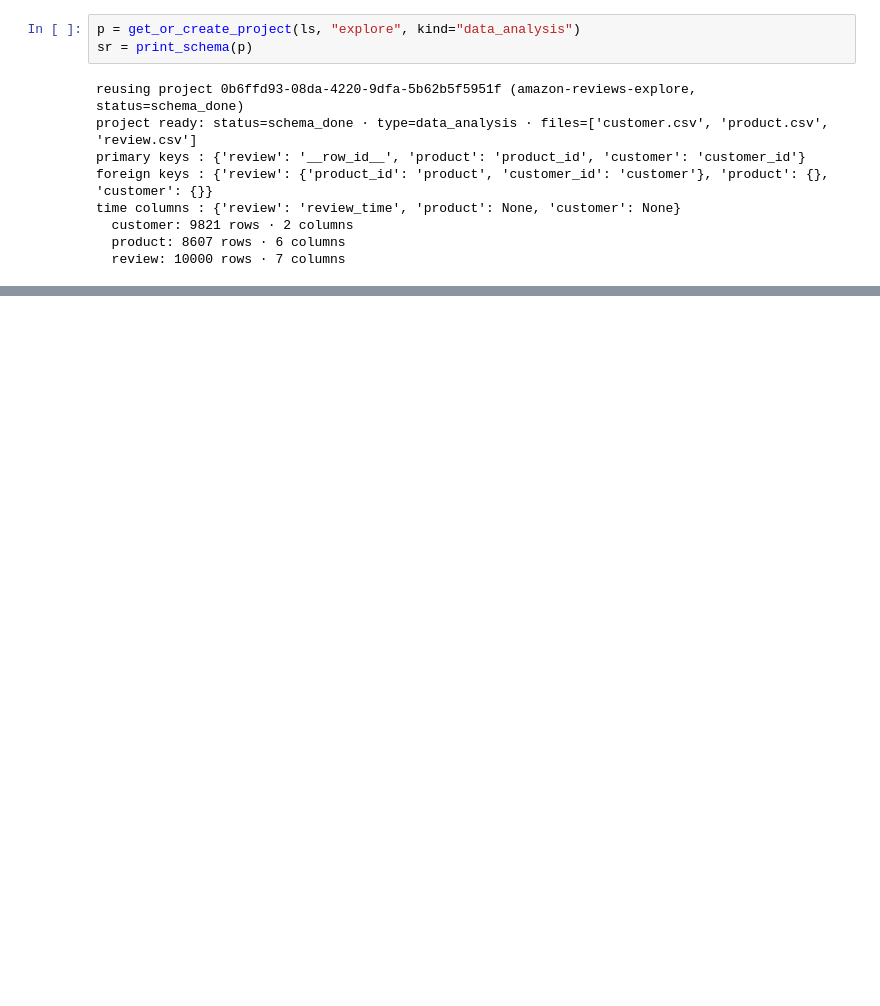
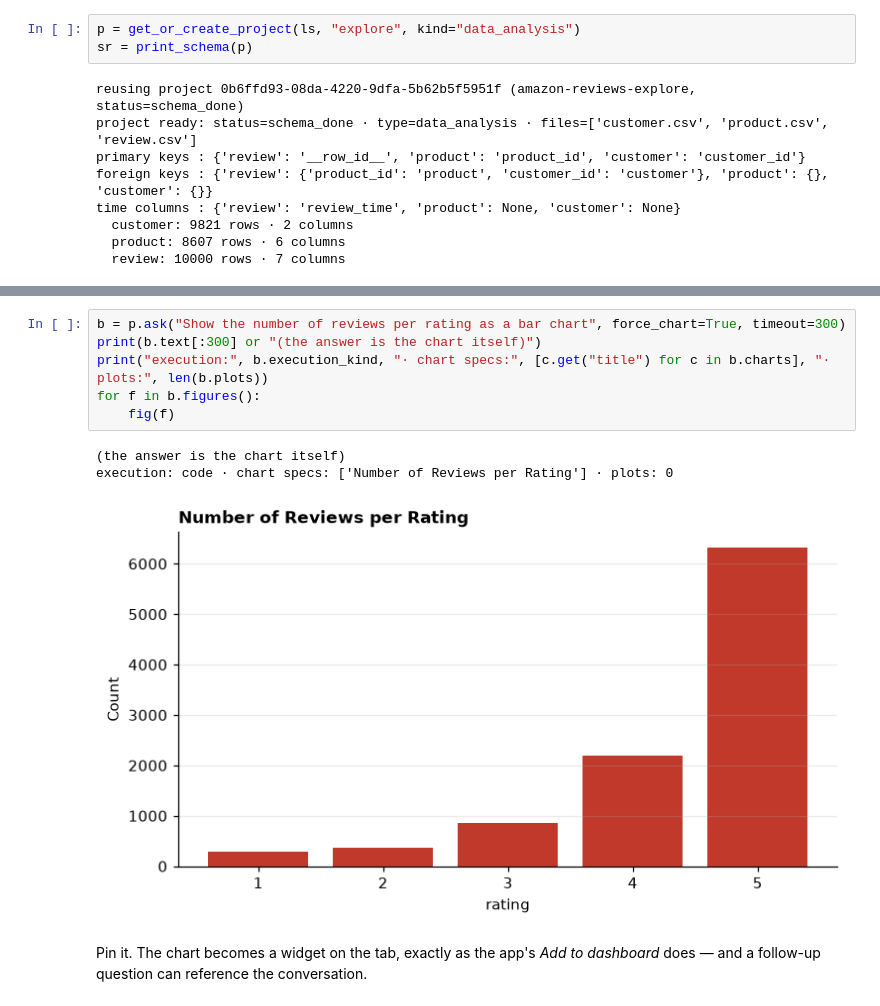
Before and after one commit to langsat-ai/langsat, a Jupyter notebook: examples/amazon_reviews/01_setup_and_explore/01_setup_and_explore.ipynb, the cells around one changed output, grey strips where cells are left out. Saved outputs shown, nothing was run; the diff lists cells and outputs as text; blank space fills up the shorter version.

```diff
--- a/examples/amazon_reviews/01_setup_and_explore/01_setup_and_explore.ipynb
+++ b/examples/amazon_reviews/01_setup_and_explore/01_setup_and_explore.ipynb
@@ -162,0 +239,12 @@ PosixPath('results/metrics.json')
+# %%
+b = p.ask("Show the number of reviews per rating as a bar chart", force_chart=True, timeout=300)
+print(b.text[:300] or "(the answer is the chart itself)")
+print("execution:", b.execution_kind, "· chart specs:", [c.get("title") for c in b.charts], "· plots:", len(b.plots))
+for f in b.figures():
+    fig(f)
+# %% [output]
+(the answer is the chart itself)
+execution: code · chart specs: ['Number of Reviews per Rating'] · plots: 0
+[figure, added]
+# %% [markdown]
+Pin it. The chart becomes a widget on the tab, exactly as the app's *Add to dashboard* does — and a follow-up question can reference the conversation.
```
Also changed, not shown: parts of 43 cells of this notebook, 42 other files.
